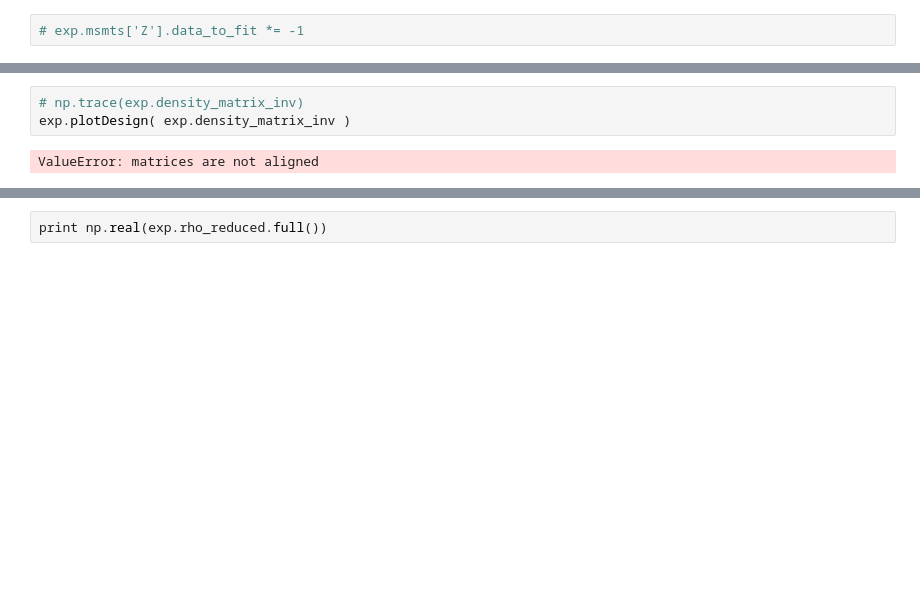
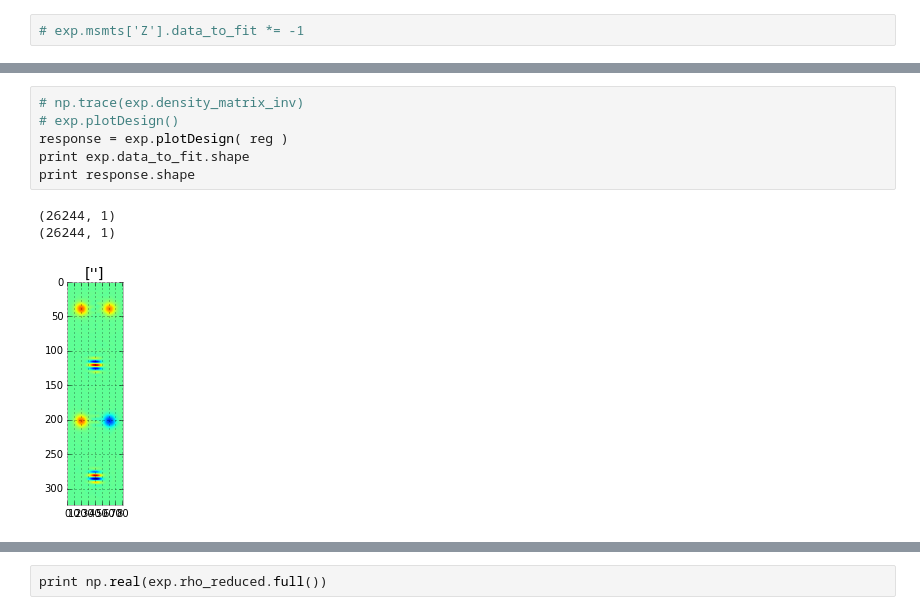
Before and after one commit to bvlastakis/state-reconstruction, a Jupyter notebook: notebooks/ex_qc_tomo.ipynb, the cells around one changed output, grey strips where cells are left out. Saved outputs shown, nothing was run; the diff lists cells and outputs as text; blank space fills up the shorter version.

```diff
--- a/notebooks/ex_qc_tomo.ipynb
+++ b/notebooks/ex_qc_tomo.ipynb
@@ -43,7 +48,12 @@ reg = exp.regression(method = 'speedy')
 # %%
 # np.trace(exp.density_matrix_inv)
-exp.plotDesign( exp.density_matrix_inv )
+# exp.plotDesign()
+response = exp.plotDesign( reg )
+print exp.data_to_fit.shape
+print response.shape
 # %% [output]
-ValueError: matrices are not aligned
+(26244, 1)
+(26244, 1)
+[figure, added]
 # %%
 rho = exp.density_matrix_inv
```
Also changed, not shown: parts of 39 cells of this notebook, 31 other files.
